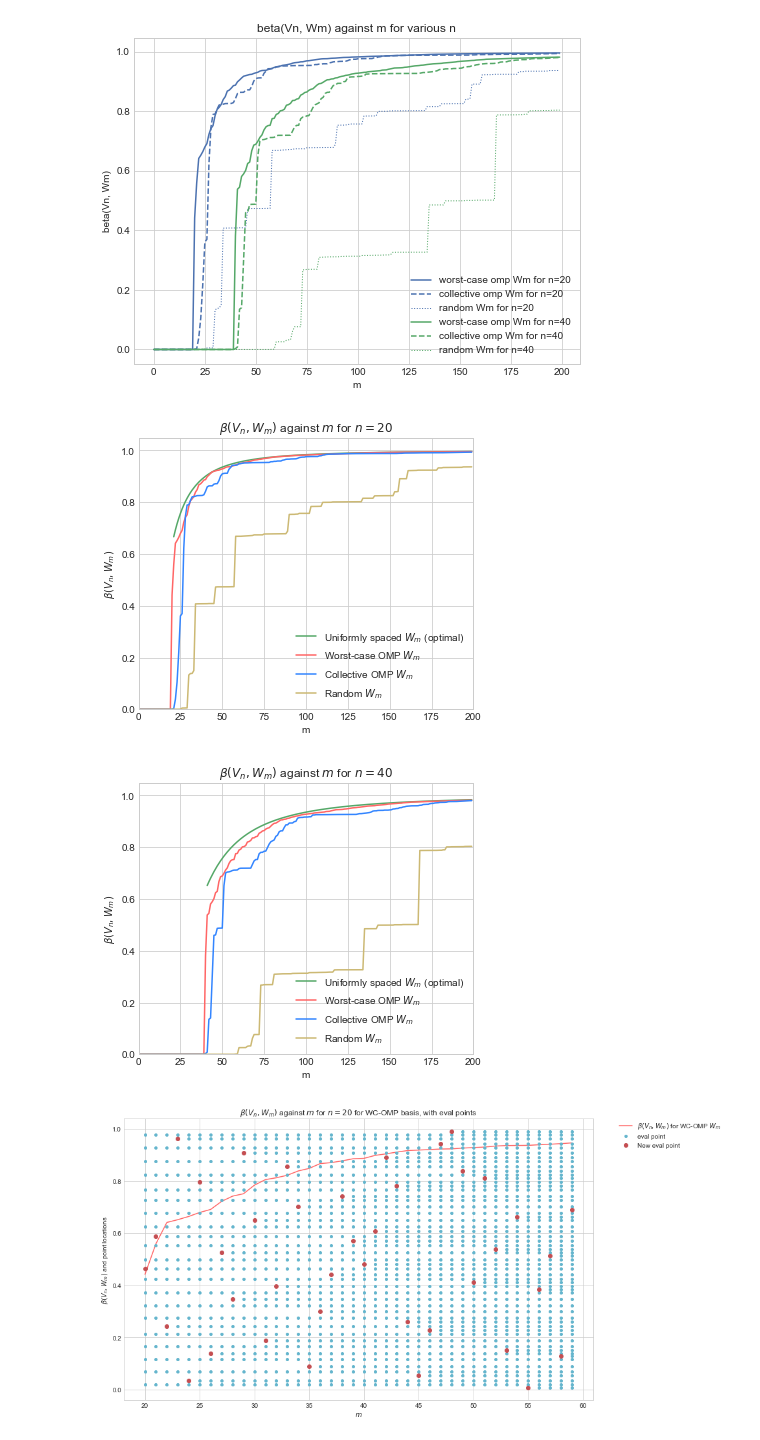
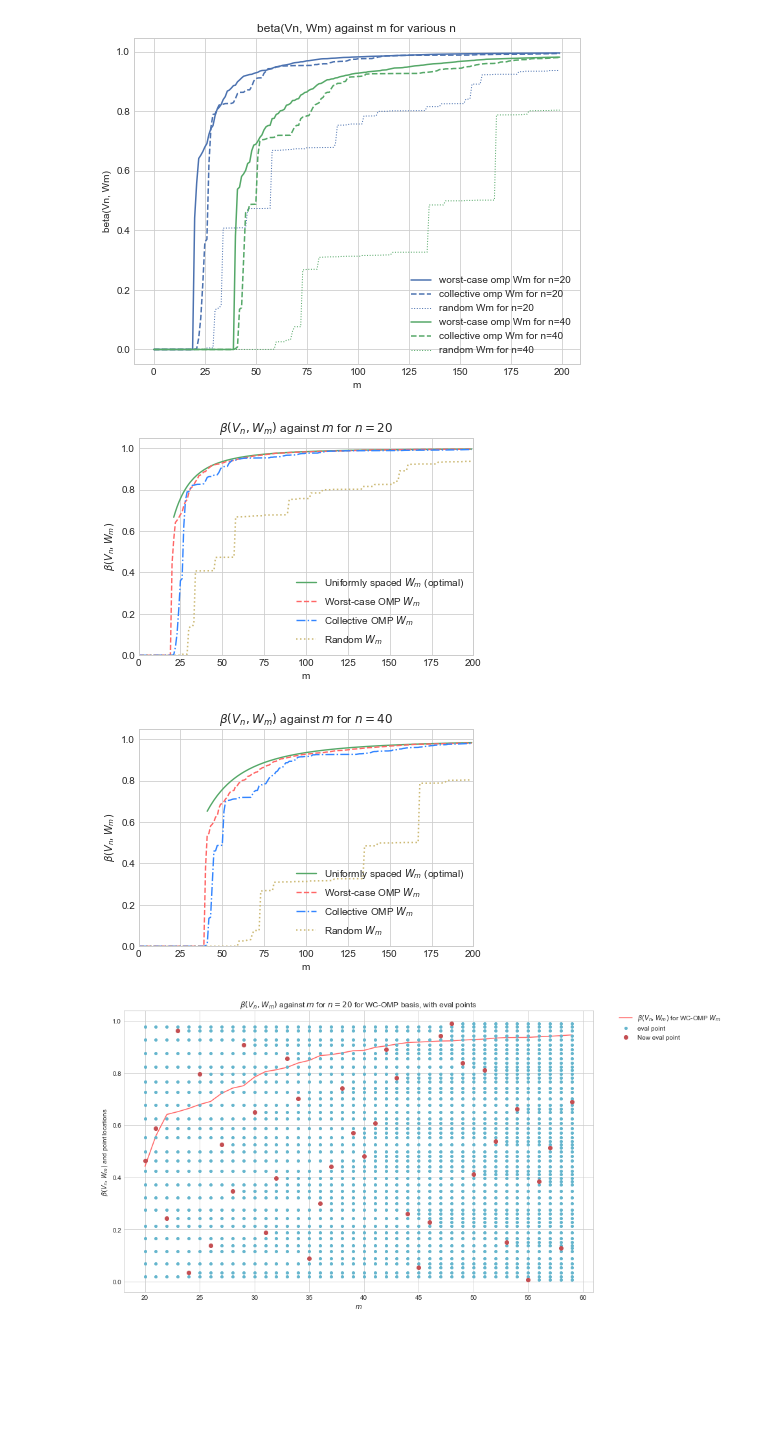
Before and after one commit to james-nichols/pyApproxTools, a Jupyter notebook: notebooks/omp/02_omp_point_eval.ipynb, the cells around one changed output. Cells and saved outputs as stored; diff of their text form; code cells hidden in the pictures; blank space fills up the shorter version.

Commit message:
new plots for the paper resubmission

```diff
--- a/notebooks/omp/02_omp_point_eval.ipynb
+++ b/notebooks/omp/02_omp_point_eval.ipynb
@@ -139,44 +139,43 @@ for j, n in enumerate(ns):
 # %%
 sns.set_palette("deep")
 sns.set_style("whitegrid")
 cp = sns.color_palette()
 
 bl = (51/255, 133/255, 255/255)
 re = (255/255, 102/255, 102/255)
 
-fig = plt.figure(figsize=(6, 5))
+fig = plt.figure(figsize=(6, 4))
 ax = fig.add_subplot(1, 1, 1, title=r'$\beta(V_n, W_m)$ against $m$ for $n=20$')#, title=r'$\beta(V_n, W_m)$ against $m$ for various $n$')
 
 #for i, n in enumerate(ns):
 i=0
 n=ns[i]
-plt.plot(range(n+1,m), bs_unif_int[i, n+1:], label=r'Uniformly spaced $W_m$ (optimal)'.format(n), color=cp[1])
-plt.plot(range(m), bs_wcomp[i, :], label=r'Worst-case OMP $W_m$'.format(n), color=re)#r'OMP constructed $W_m$, $n={{{0}}}$'.format(n))
-plt.plot(range(m), bs_comp[i, :], label=r'Collective OMP $W_m$'.format(n), color=bl)#r'OMP constructed $W_m$, $n={{{0}}}$'.format(n))
-plt.plot(range(m), bs_rand[i, :], label=r'Random $W_m$'.format(n), color=cp[4])#r'Random $W_m$, $n={{{0}}}$'.format(n))
-
-ax.set(xlabel='m', ylabel=r'$\beta(V_n, W_m)$', xlim=[0,200], ylim=[0,1.05])#r'$m$', ylabel=r'$\beta(V_n, W_m)$')
+plt.plot(range(n+1,m), bs_unif_int[i, n+1:], lw=1.4,  label=r'Uniformly spaced $W_m$ (optimal)'.format(n), color=cp[1])
+plt.plot(range(m), bs_wcomp[i, :], '--', lw=1.4, label=r'Worst-case OMP $W_m$'.format(n), color=re)
+plt.plot(range(m), bs_comp[i, :], '-.', lw=1.4,  label=r'Collective OMP $W_m$'.format(n), color=bl)
+plt.plot(range(m), bs_rand[i, :], ':', label=r'Random $W_m$'.format(n), color=cp[4])
+ax.set(xlabel='m', ylabel=r'$\beta(V_n, W_m)$', xlim=[0,200], ylim=[0,1.05])
 plt.legend(loc=4)
 plt.savefig('WCOMPvsCOMPvsUnif_20_new.pdf')
 plt.show()
 
-fig = plt.figure(figsize=(6, 5))
+fig = plt.figure(figsize=(6, 4))
 ax = fig.add_subplot(1, 1, 1, title=r'$\beta(V_n, W_m)$ against $m$ for $n=40$')#, title=r'$\beta(V_n, W_m)$ against $m$ for various $n$')
 
 i=1
 n=ns[i]
-plt.plot(range(n+1,m), bs_unif_int[i, n+1:], label=r'Uniformly spaced $W_m$ (optimal)'.format(n), color=cp[1])
-plt.plot(range(m), bs_wcomp[i, :], label=r'Worst-case OMP $W_m$'.format(n), color=re)#r'OMP constructed $W_m$, $n={{{0}}}$'.format(n))
-plt.plot(range(m), bs_comp[i, :], label=r'Collective OMP $W_m$'.format(n), color=bl)#r'OMP constructed $W_m$, $n={{{0}}}$'.format(n))
-plt.plot(range(m), bs_rand[i, :], label=r'Random $W_m$'.format(n), color=cp[4])#r'Random $W_m$, $n={{{0}}}$'.format(n))
+plt.plot(range(n+1,m), bs_unif_int[i, n+1:], lw=1.4,  label=r'Uniformly spaced $W_m$ (optimal)'.format(n), color=cp[1])
+plt.plot(range(m), bs_wcomp[i, :], '--', lw=1.4,  label=r'Worst-case OMP $W_m$'.format(n), color=re)
+plt.plot(range(m), bs_comp[i, :], '-.', lw=1.4,  label=r'Collective OMP $W_m$'.format(n), color=bl)
+plt.plot(range(m), bs_rand[i, :], ':', label=r'Random $W_m$'.format(n), color=cp[4])
 
-ax.set(xlabel='m', ylabel=r'$\beta(V_n, W_m)$', xlim=[0,200], ylim=[0,1.05])#r'$m$', ylabel=r'$\beta(V_n, W_m)$')
+ax.set(xlabel='m', ylabel=r'$\beta(V_n, W_m)$', xlim=[0,200], ylim=[0,1.05])
 plt.legend(loc=4)
 plt.savefig('WCOMPvsCOMPvsUnif_40_new.pdf')
 plt.show()
 # %% [output]
-[figure, old version]
+[figure, new version]
-[figure, old version]
+[figure, new version]
 # %%
 sns.set_palette("deep")
 sns.set_style("whitegrid")
```
Also changed, not shown: parts of 1 cell of this notebook, 3 other files.
